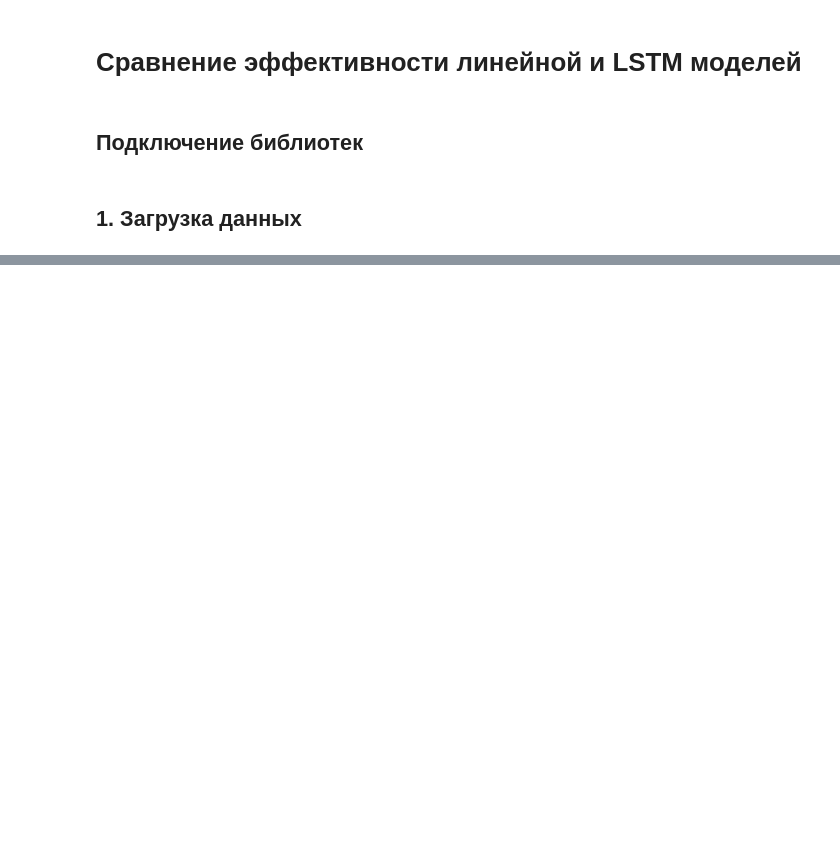
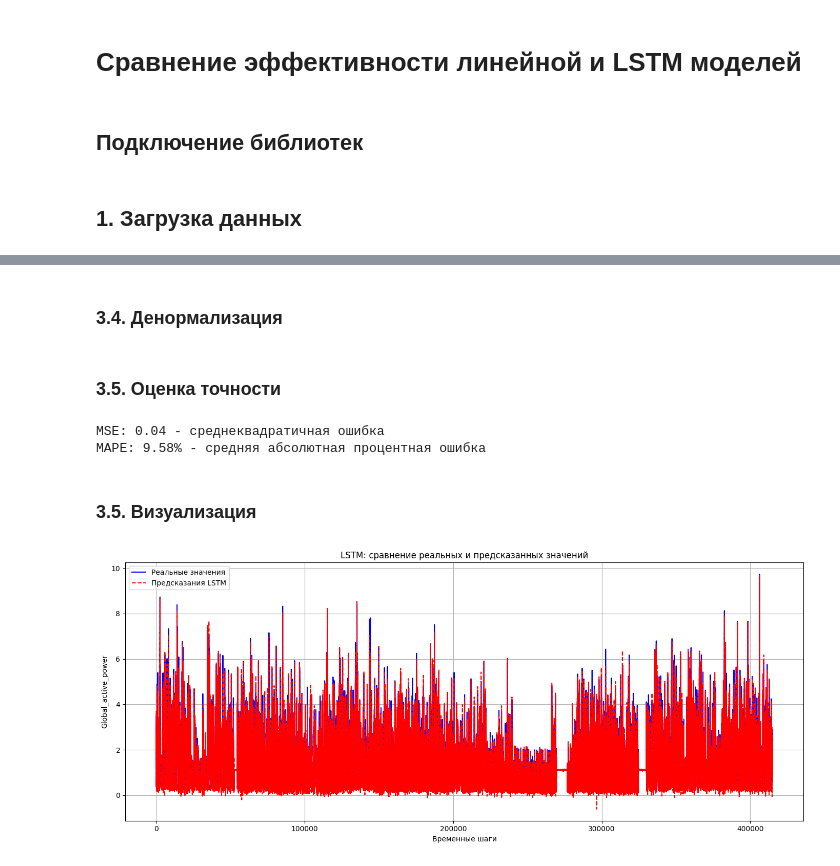
Before and after one commit to saitovmarat/Energy-Forecast, a Jupyter notebook: TS_Difference.ipynb, the cells around one changed output, grey strips where cells are left out. Cells and saved outputs as stored; diff of their text form; code cells hidden in the pictures; blank space fills up the shorter version.

```diff
--- a/TS_Difference.ipynb
+++ b/TS_Difference.ipynb
@@ -81,8 +143,16 @@ y_train_lstm, y_test_lstm = y_seq[:split_idx], y_seq[split_idx:]
 # %%
-lstm_model = Sequential([
-    Input(shape=(SEQ_LENGTH, X_seq.shape[2])),
-    LSTM(50),
+features_count = train_data.shape[1]
+
+model = Sequential([
+    Input(shape=(window_size, features_count)),
+    LSTM(50, activation='tanh'),
     Dense(1)
 ])
-lstm_model.compile(optimizer='adam', loss='mse')
-lstm_model.fit(X_train_lstm, y_train_lstm, epochs=10, batch_size=32, validation_split=0.1, verbose=0)
+model.compile(optimizer='adam', loss='mse')
+
+history = model.fit(
+    X_train_lstm, y_train_lstm,
+    epochs=10,
+    batch_size=32,
+    validation_data=(X_test_lstm, y_test_lstm)
+)
@@ -93,8 +189,3 @@ lstm_model.fit(X_train_lstm, y_train_lstm, epochs=10, batch_size=32, validation_
 # %%
-lstm_pred_scaled = lstm_model.predict(X_test_lstm)
-last_features = X_test_lstm[:, -1, :]
-lstm_pred_scaled = lstm_pred_scaled.reshape(-1, 1)
-pred_with_target = np.hstack([last_features, lstm_pred_scaled])
-real_values = scaler.inverse_transform(pred_with_target)
-lstm_pred = real_values[:, -1]
+y_pred_lstm = model.predict(X_test_lstm)
 # %% [output]
@@ -160,0 +193,31 @@ print(results_df.head(20).to_string(index=False))
+# %% [markdown]
+### 3.4. Денормализация
+# %%
+y_pred_lstm_unscaled = denormalize(scaler, y_pred_lstm, target_feature, df.columns)
+real_values = df.loc[test_scaled.index, target_feature].values[window_size:]
+# %% [markdown]
+### 3.5. Оценка точности
+# %%
+mse_lstm = mean_squared_error(real_values, y_pred_lstm_unscaled)
+mape_lstm = mean_absolute_percentage_error(real_values, y_pred_lstm_unscaled)
+
+print(f"MSE: {mse_lstm:.2f} - среднеквадратичная ошибка")
+print(f"MAPE: {mape_lstm * 100:.2f}% - cредняя абсолютная процентная ошибка")
+# %% [output]
+MSE: 0.04 - среднеквадратичная ошибка
+MAPE: 9.58% - cредняя абсолютная процентная ошибка
+# %% [markdown]
+### 3.5. Визуализация
+# %%
+plt.figure(figsize=(14, 6))
+plt.plot(real_values, label='Реальные значения', color='blue')
+plt.plot(y_pred_lstm_unscaled, label='Предсказания LSTM', color='red', alpha=0.7)
+plt.title('LSTM: сравнение реальных и предсказанных значений')
+plt.xlabel('Временные шаги')
+plt.ylabel('Global_active_power')
+plt.legend()
+plt.grid(True)
+plt.tight_layout()
+plt.show()
+# %% [output]
+[figure, added]
```
Also changed, not shown: parts of 35 cells of this notebook, 2 other files.
